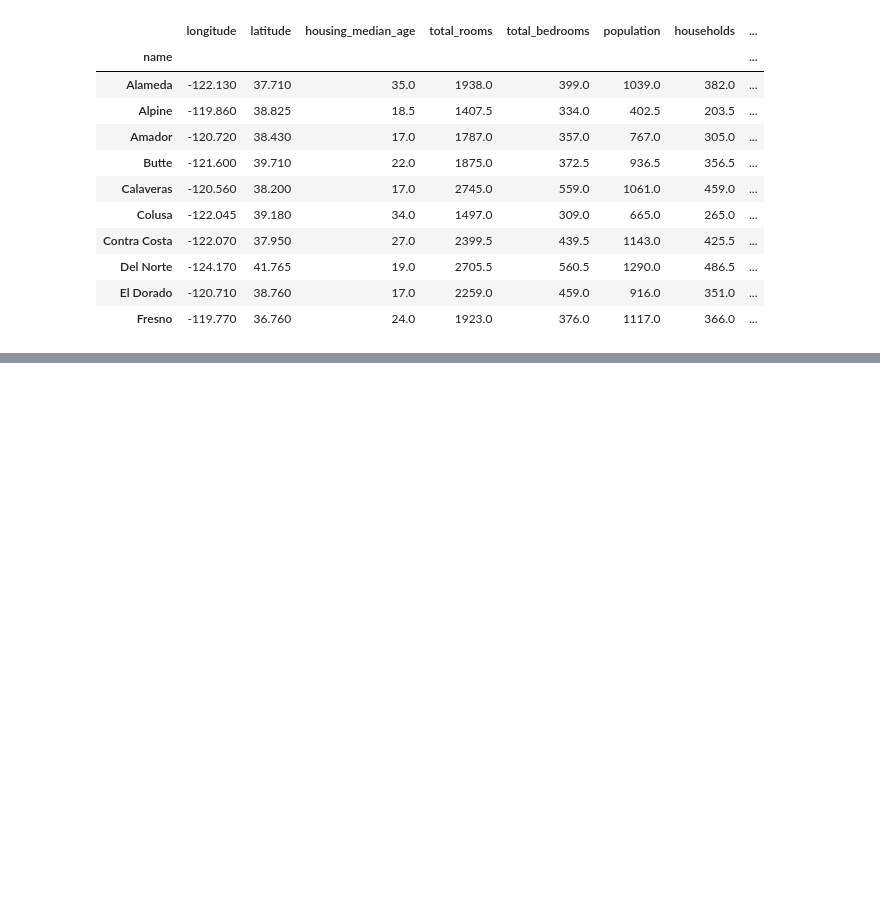
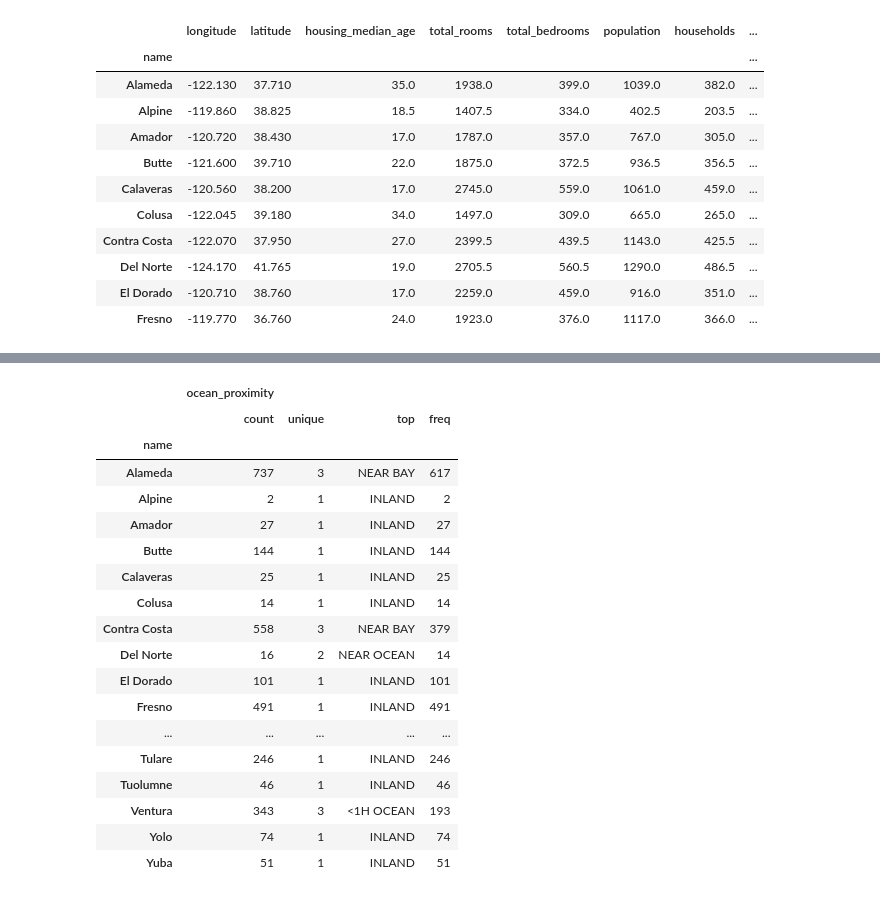
Before and after one commit to HilarioMarques/Regressao_preco_casas_California_Kaggle, a Jupyter notebook: notebooks/GeoPandas .ipynb, the cells around one changed output, grey strips where cells are left out. Saved outputs shown, nothing was run; the diff lists cells and outputs as text; code cells hidden in the pictures; blank space fills up the shorter version.

```diff
--- a/notebooks/GeoPandas .ipynb
+++ b/notebooks/GeoPandas .ipynb
@@ -569,4 +569,24 @@ gdf_counties.head(3)
 | 1 | Del Norte | Del Norte County | DNT | c008 | 015 | MULTIPOLYGON (((-124.19097 41.736... | POINT (-123.89681 41.74299) | -124.170 | 41.765 | ... |
 | 2 | Modoc | Modoc County | MOD | c025 | 049 | POLYGON ((-121.44784 41.99739, -1... | POINT (-120.72517 41.58987) | -120.530 | 41.575 | ... |
 # %%
-gdf_counties[["name", "ocean_proximity"]].groupby()
+gdf_joined[["name", "ocean_proximity"]].groupby("name").describe()
+# %% [output]
+|  | ocean_proximity |  |  |  |
+|  | count | unique | top | freq |
+| name |  |  |  |  |
+| Alameda | 737 | 3 | NEAR BAY | 617 |
+| Alpine | 2 | 1 | INLAND | 2 |
+| Amador | 27 | 1 | INLAND | 27 |
+| Butte | 144 | 1 | INLAND | 144 |
+| Calaveras | 25 | 1 | INLAND | 25 |
+| Colusa | 14 | 1 | INLAND | 14 |
+| Contra Costa | 558 | 3 | NEAR BAY | 379 |
+| Del Norte | 16 | 2 | NEAR OCEAN | 14 |
+| El Dorado | 101 | 1 | INLAND | 101 |
+| Fresno | 491 | 1 | INLAND | 491 |
+| ... | ... | ... | ... | ... |
+| Tulare | 246 | 1 | INLAND | 246 |
+| Tuolumne | 46 | 1 | INLAND | 46 |
+| Ventura | 343 | 3 | <1H OCEAN | 193 |
+| Yolo | 74 | 1 | INLAND | 74 |
+| Yuba | 51 | 1 | INLAND | 51 |
```
Also changed, not shown: parts of 1 cell of this notebook.
